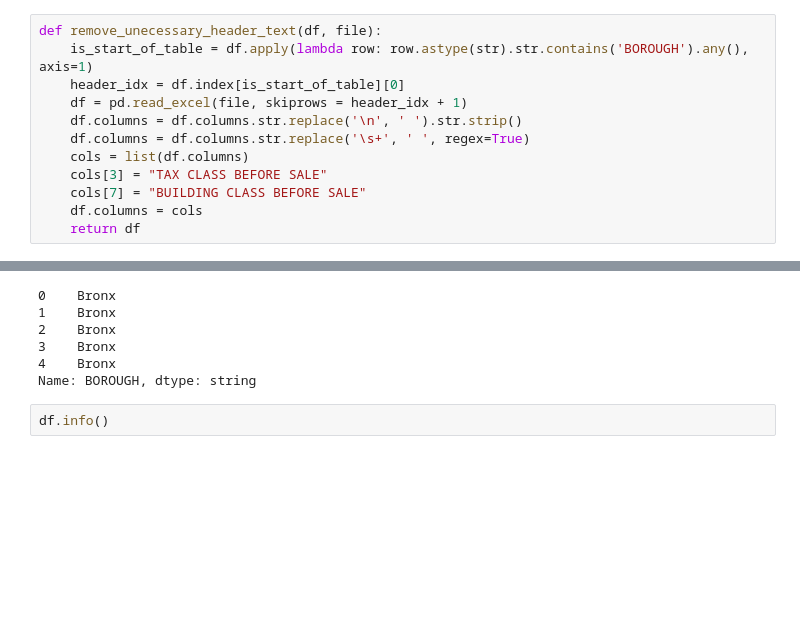
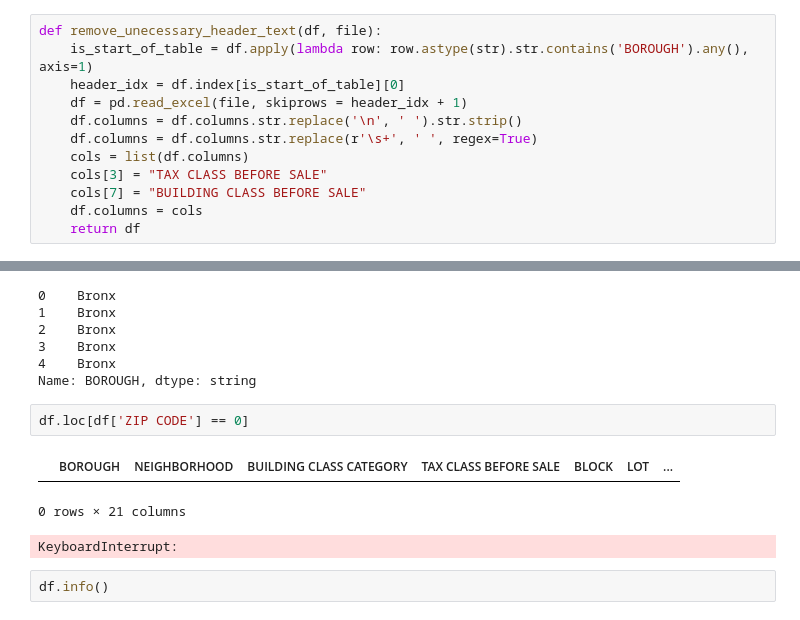
Before and after one commit to Averageasd/nyc-property-sale-analysis, a Jupyter notebook: analysis.ipynb, the cells around one changed output, grey strips where cells are left out. Saved outputs shown, nothing was run; the diff lists cells and outputs as text; blank space fills up the shorter version.

```diff
--- a/analysis.ipynb
+++ b/analysis.ipynb
@@ -8,7 +8,7 @@ def remove_unecessary_header_text(df, file):
     header_idx = df.index[is_start_of_table][0]
     df = pd.read_excel(file, skiprows = header_idx + 1)
     df.columns = df.columns.str.replace('\n', ' ').str.strip()
-    df.columns = df.columns.str.replace('\s+', ' ', regex=True)
+    df.columns = df.columns.str.replace(r'\s+', ' ', regex=True)
     cols = list(df.columns)
     cols[3] = "TAX CLASS BEFORE SALE"
     cols[7] = "BUILDING CLASS BEFORE SALE"
@@ -258,6 +258,12 @@ df['BOROUGH'].head()
 3    Bronx
 4    Bronx
 Name: BOROUGH, dtype: string
+# %%
+df.loc[df['ZIP CODE'] == 0]
+# %% [output]
+|  | BOROUGH | NEIGHBORHOOD | BUILDING CLASS CATEGORY | TAX CLASS BEFORE SALE | BLOCK | LOT | ... |
+0 rows × 21 columns
+KeyboardInterrupt:
 # %%
 df.info()
 # %% [output]
```
Also changed, not shown: parts of 1 cell of this notebook, 5 other files.
